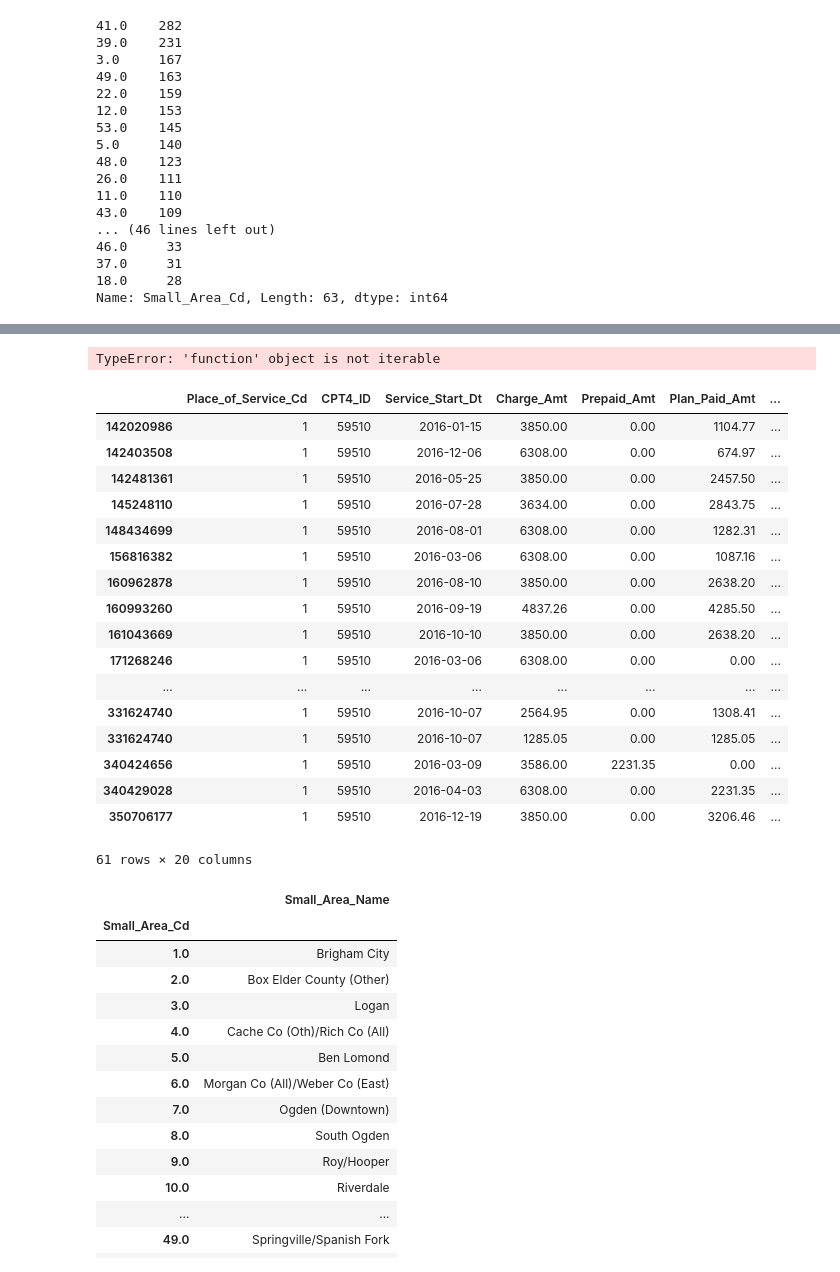
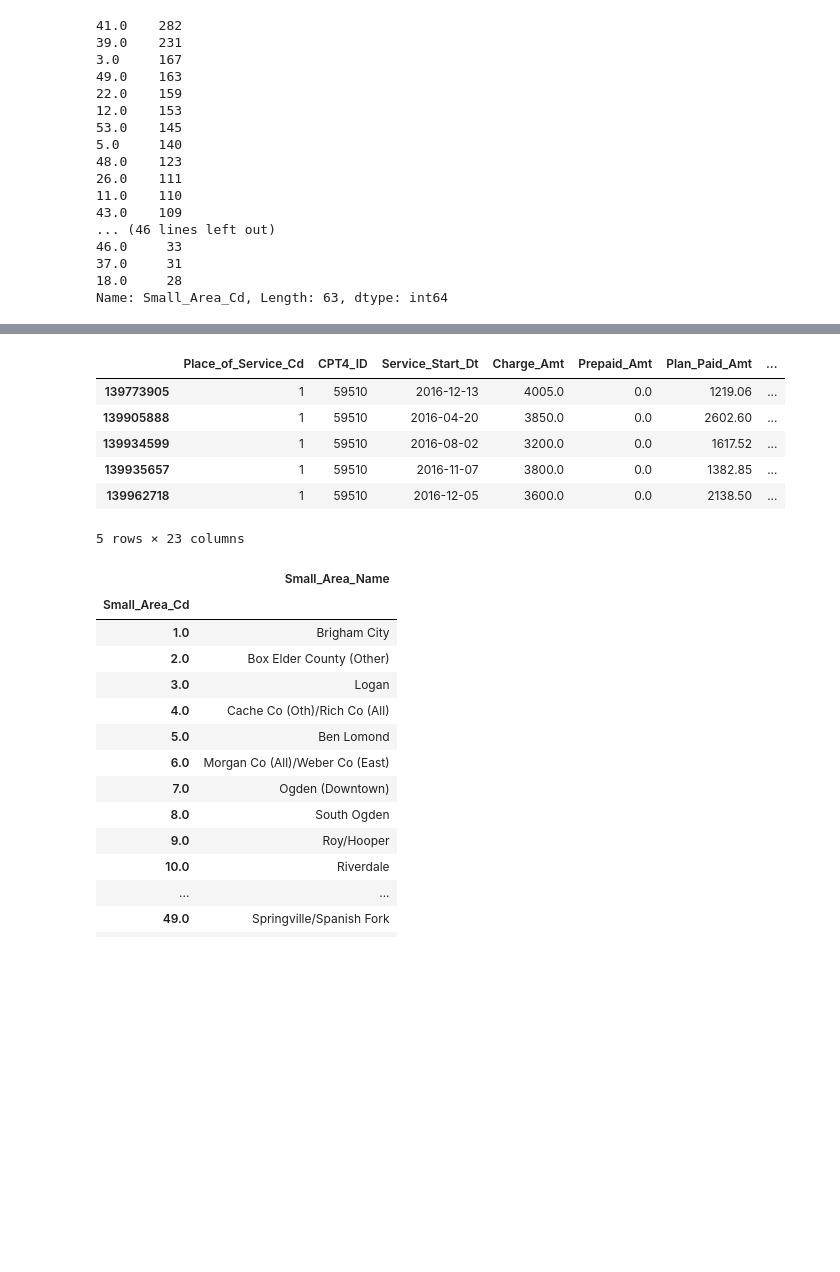
Before and after one commit to jlhewitt/Healthcare-Claim-Analysis, a Jupyter notebook: Save_For_Later/Second_Draft.ipynb, the cells around one changed output, grey strips where cells are left out. Cells and saved outputs as stored; diff of their text form; code cells hidden in the pictures; blank space fills up the shorter version.

```diff
--- a/Save_For_Later/Second_Draft.ipynb
+++ b/Save_For_Later/Second_Draft.ipynb
@@ -526,32 +534,25 @@ def rural(col):
+# %%
+additional_header_df['small_city'] = additional_header_df['Small_Area_Cd'].apply(lambda x: print_col_value(x))
+# %%
+additional_header_df['large_city'] = additional_header_df['Small_Area_Cd'].apply(lambda x: large_col_value(x))
+# %%
+additional_header_df['rural'] = additional_header_df['Small_Area_Cd'].apply(lambda x: rural_col_value(x))
 # %%
-additional_header_df['big_city'] = additional_header_df['Small_Area_Cd'].apply(large_city)
+# additional_header_df['big_city'] = additional_header_df['Small_Area_Cd'].apply(large_city)
 
-additional_header_df['small_city'] = additional_header_df['Small_Area_Cd'].apply(small_city)
+# additional_header_df['small_city'] = additional_header_df['Small_Area_Cd'].apply(small_city)
 
-additional_header_df['rural'] = additional_header_df['Small_Area_Cd'].apply(rural)
+# additional_header_df['rural'] = additional_header_df['Small_Area_Cd'].apply(rural)
-# %% [output]
-TypeError: 'function' object is not iterable
-# %%
-additional_header_df[additional_header_df['big_city'] == 1]
-# %% [output]
-|  | Place_of_Service_Cd | CPT4_ID | Service_Start_Dt | Charge_Amt | Prepaid_Amt | Plan_Paid_Amt | ... |
-| 142020986 | 1 | 59510 | 2016-01-15 | 3850.00 | 0.00 | 1104.77 | ... |
-| 142403508 | 1 | 59510 | 2016-12-06 | 6308.00 | 0.00 | 674.97 | ... |
-| 142481361 | 1 | 59510 | 2016-05-25 | 3850.00 | 0.00 | 2457.50 | ... |
-| 145248110 | 1 | 59510 | 2016-07-28 | 3634.00 | 0.00 | 2843.75 | ... |
-| 148434699 | 1 | 59510 | 2016-08-01 | 6308.00 | 0.00 | 1282.31 | ... |
-| 156816382 | 1 | 59510 | 2016-03-06 | 6308.00 | 0.00 | 1087.16 | ... |
-| 160962878 | 1 | 59510 | 2016-08-10 | 3850.00 | 0.00 | 2638.20 | ... |
-| 160993260 | 1 | 59510 | 2016-09-19 | 4837.26 | 0.00 | 4285.50 | ... |
-| 161043669 | 1 | 59510 | 2016-10-10 | 3850.00 | 0.00 | 2638.20 | ... |
-| 171268246 | 1 | 59510 | 2016-03-06 | 6308.00 | 0.00 | 0.00 | ... |
-| ... | ... | ... | ... | ... | ... | ... | ... |
-| 331624740 | 1 | 59510 | 2016-10-07 | 2564.95 | 0.00 | 1308.41 | ... |
-| 331624740 | 1 | 59510 | 2016-10-07 | 1285.05 | 0.00 | 1285.05 | ... |
-| 340424656 | 1 | 59510 | 2016-03-09 | 3586.00 | 2231.35 | 0.00 | ... |
-| 340429028 | 1 | 59510 | 2016-04-03 | 6308.00 | 0.00 | 2231.35 | ... |
-| 350706177 | 1 | 59510 | 2016-12-19 | 3850.00 | 0.00 | 3206.46 | ... |
-61 rows × 20 columns
+# %%
+additional_header_df.head()
+# %% [output]
+|  | Place_of_Service_Cd | CPT4_ID | Service_Start_Dt | Charge_Amt | Prepaid_Amt | Plan_Paid_Amt | ... |
+| 139773905 | 1 | 59510 | 2016-12-13 | 4005.0 | 0.0 | 1219.06 | ... |
+| 139905888 | 1 | 59510 | 2016-04-20 | 3850.0 | 0.0 | 2602.60 | ... |
+| 139934599 | 1 | 59510 | 2016-08-02 | 3200.0 | 0.0 | 1617.52 | ... |
+| 139935657 | 1 | 59510 | 2016-11-07 | 3800.0 | 0.0 | 1382.85 | ... |
+| 139962718 | 1 | 59510 | 2016-12-05 | 3600.0 | 0.0 | 2138.50 | ... |
+5 rows × 23 columns
 # %%
 small_area_code_df = pd.read_csv('Lookup_Small_Areas.csv', index_col=[0])
 small_area_code_df.head(55)
```
Also changed, not shown: parts of 6 cells of this notebook.
